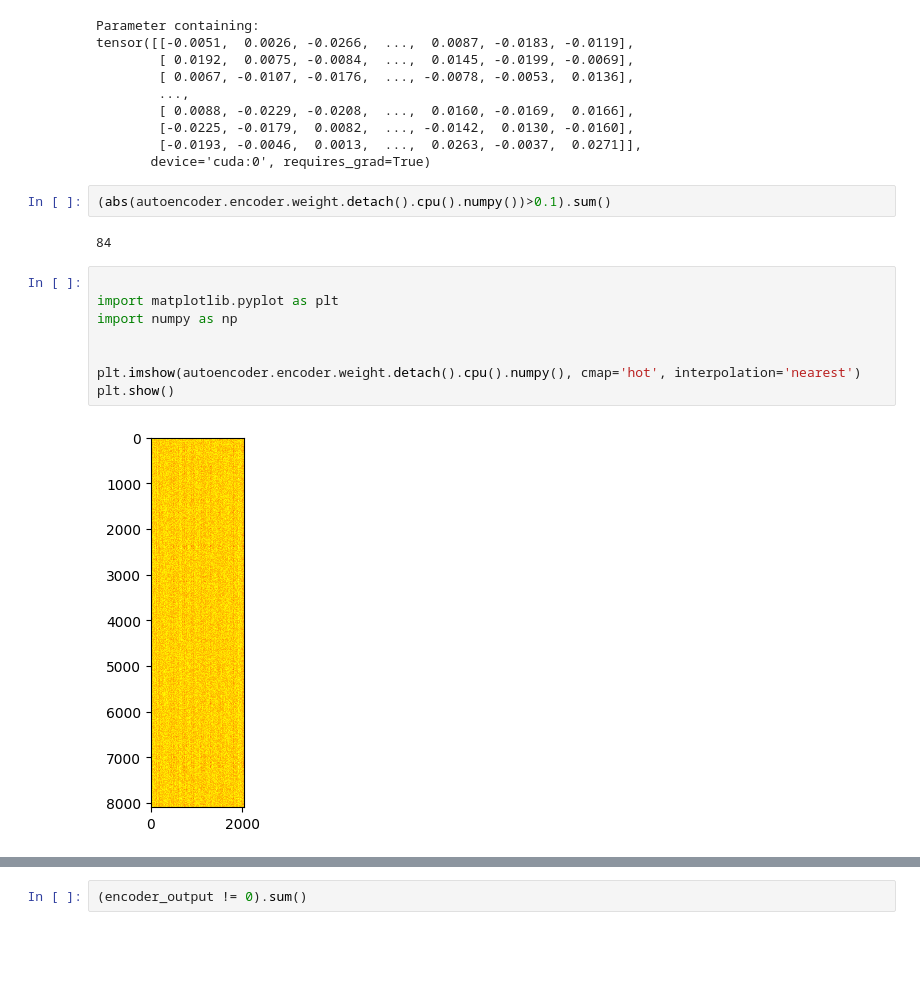
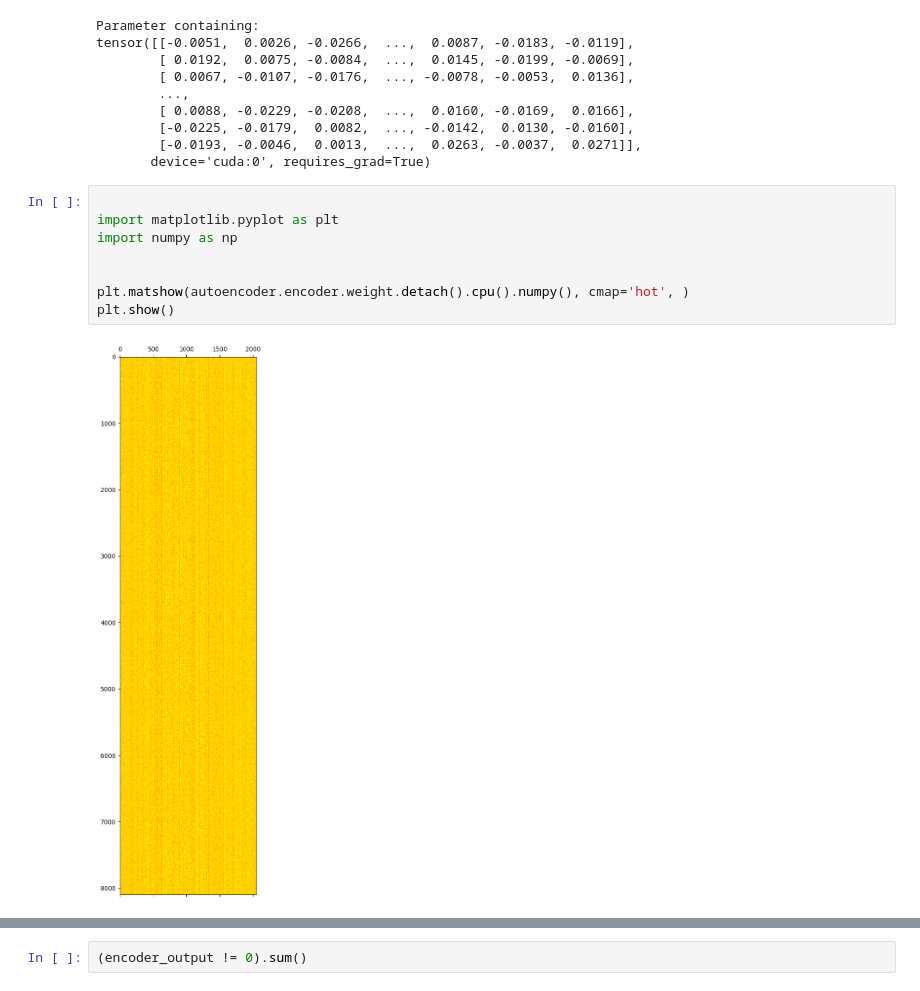
Before and after one commit to Alikata/vkr, a Jupyter notebook: get_feature_basis.ipynb, the cells around one changed output, grey strips where cells are left out. Cells and saved outputs as stored; diff of their text form; blank space fills up the shorter version.

```diff
--- a/get_feature_basis.ipynb
+++ b/get_feature_basis.ipynb
@@ -283,17 +283,13 @@ tensor([[-0.0051,  0.0026, -0.0266,  ...,  0.0087, -0.0183, -0.0119],
         [-0.0225, -0.0179,  0.0082,  ..., -0.0142,  0.0130, -0.0160],
         [-0.0193, -0.0046,  0.0013,  ...,  0.0263, -0.0037,  0.0271]],
        device='cuda:0', requires_grad=True)
-# %%
-(abs(autoencoder.encoder.weight.detach().cpu().numpy())>0.1).sum()
-# %% [output]
-84
 # %%
 
 import matplotlib.pyplot as plt
 import numpy as np
 
 
-plt.imshow(autoencoder.encoder.weight.detach().cpu().numpy(), cmap='hot', interpolation='nearest')
+plt.matshow(autoencoder.encoder.weight.detach().cpu().numpy(), cmap='hot', )
 plt.show()
 # %% [output]
-[figure, old version]
+[figure, new version]
```
Also changed, not shown: parts of 89 cells of this notebook, 1 other file.
